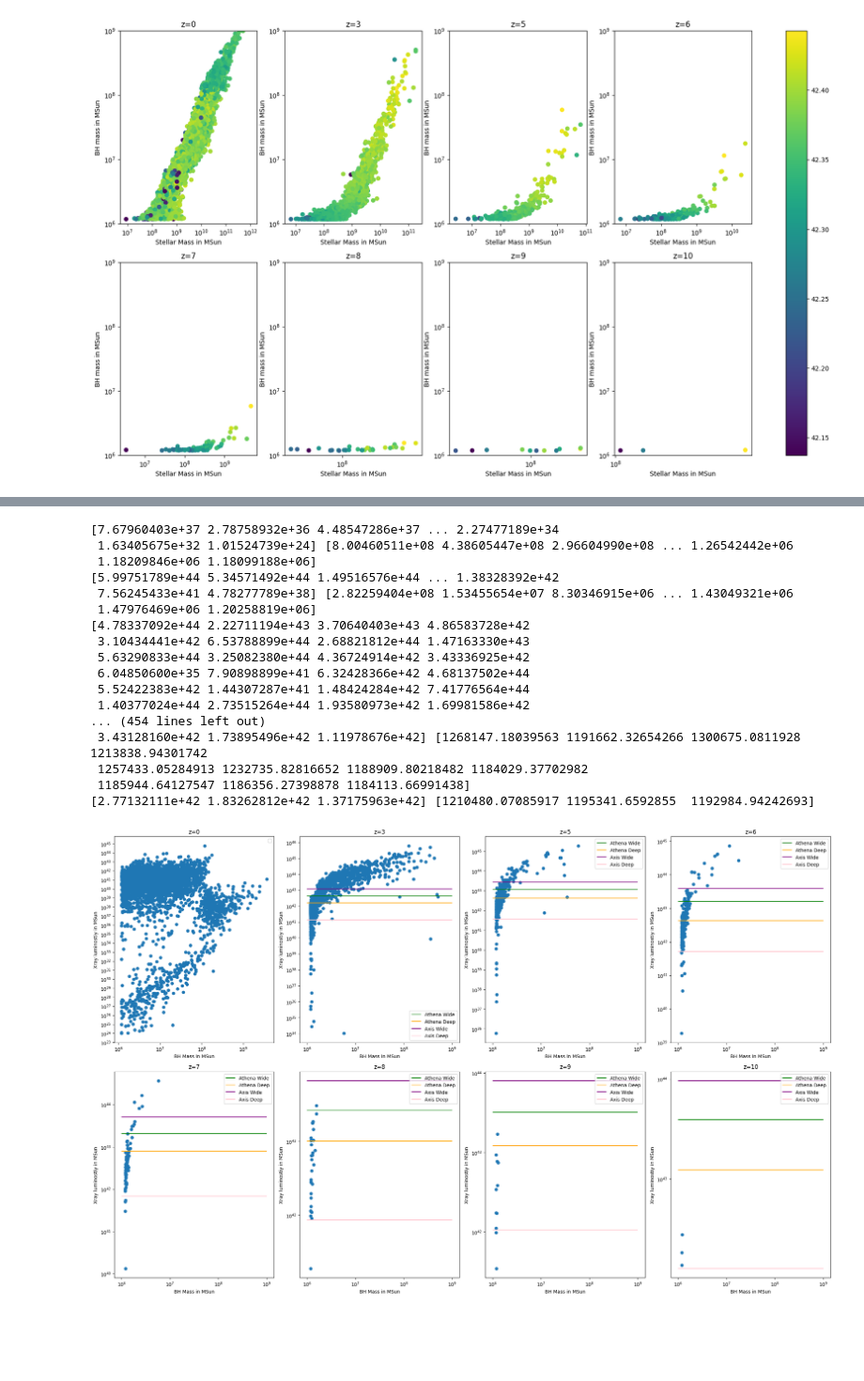
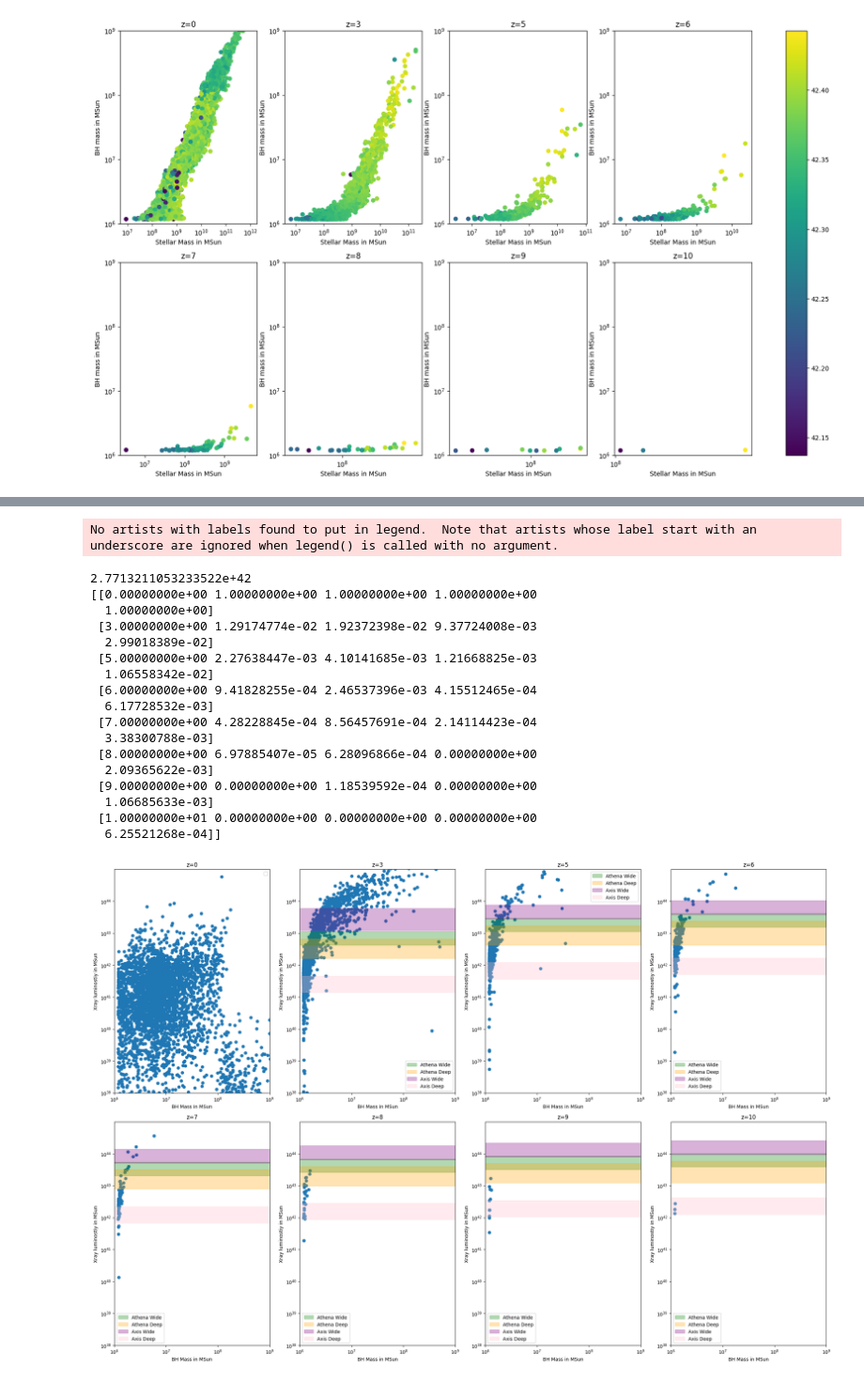
Before and after one commit to clilje/summer_2023, a Jupyter notebook: Week 1/tng50-plots.ipynb, the cells around one changed output, grey strips where cells are left out. Shown: that part at 94% size. Saved outputs shown, nothing was run; the diff lists cells and outputs as text; code cells hidden in the pictures; blank space fills up the shorter version.

Commit message:
new figures

```diff
--- a/Week 1/tng50-plots.ipynb
+++ b/Week 1/tng50-plots.ipynb
@@ -166,6 +166,7 @@ data_sfr = 10**df_data['SFR'].to_numpy()
 sim_list = np.array(['TNG50'])
 snapshot_num = np.array([99,25,17,13,11,8,6,4])
 snapshot_name = np.array(['z=0','z=3','z=5','z=6','z=7','z=8','z=9','z=10'])
+redshift = np.array([0,3,5,6,7,8,9,10])
 athena_wide_lower = [0, 4.28885980721e+42,1.12985384708e+43,1.5762108588e+43,2.08015002867e+43,
                2.63514469431e+43,3.23853684955e+43,3.8867721315e+43]
 athena_deep_lower = [0,1.62350175723e+42,4.27694023262e+42,4.27694023262e+42,7.8741842323e+42,
@@ -189,7 +190,9 @@ cols = 4
 rows = 2
 i = 0
 j = 0
-fig, axes = plt.subplots(rows, cols, figsize=(22, 14))
+data_out = np.zeros((len(snapshot_num),5))
+print(data_out)
+fig, axes = plt.subplots(rows, cols, figsize=(22, 15))
 while x < len(snapshot_num):
     filename.append("../../Simulation Data/"+str(sim_list[0])+"/catalog_Habouzit_"+str(sim_list[0])+"_out_"+str(snapshot_num[x])+"_epsr01_correctlum_units_central.txt")
 
@@ -204,7 +207,7 @@ while x < len(snapshot_num):
 
     #axes[i][j].plot(stellar_mass, massBH, "+", label=str(sim_list[x]),color='orange')
 
-    zero_rows = (stellar_mass <= 0)
+    zero_rows = (sfr <= 0)
 
 
     if np.size(np.where(zero_rows)[0]) != 0:
@@ -214,32 +217,53 @@ while x < len(snapshot_num):
         stellar_mass = np.delete(stellar_mass, np.where(zero_rows)[0])
         #lum = np.delete(lum, np.where(zero_rows)[0])
 
-    print(sfr,stellar_mass)
+    total_AGN = len(sfr)
     #axes[i][j].hexbin(data_stellar_mass, sfr,bins='log', xscale='log', yscale='log', alpha = 0.5)
     #axes[i][j].hexbin(stellar_mass, sfr,bins='log', xscale='log', yscale='log')
 
     #axes[i][j].hexbin(stellar_mass, sfr,bins='log')
     pcm = axes[i][j].scatter(stellar_mass, sfr)
-    if x >0:
+    """if x >0:
         axes[i][j].hlines(athena_wide[x],xmin=10**6, xmax=10**9, label='Athena Wide', color='green')
         axes[i][j].hlines(athena_deep[x],xmin=10**6, xmax=10**9, label='Athena Deep', color='orange')
         axes[i][j].hlines(axis_wide[x],xmin=10**6, xmax=10**9, label='Axis Wide', color='purple')
         axes[i][j].hlines(axis_deep[x],xmin=10**6, xmax=10**9, label='Axis Deep', color='pink')
+    """
+    if x >0:
+        axes[i][j].axhspan(athena_wide_lower[x],athena_wide_upper[x], label='Athena Wide', color='green', alpha=0.3)
+        axes[i][j].axhspan(athena_deep_lower[x],athena_deep_upper[x], label='Athena Deep', color='orange', alpha=0.3)
+        axes[i][j].axhspan(axis_wide_lower[x],axis_wide_upper[x], label='Axis Wide', color='purple', alpha=0.3)
+        axes[i][j].axhspan(axis_deep_lower[x],axis_deep_upper[x], label='Axis Deep', color='pink', alpha=0.3)
     axes[i][j].set_xlabel(r'BH Mass in MSun')
-    #axes[i][j].set_xlim([10**6, 10**12])
-    #axes[i][j].set_ylim([10**6, 10**9])
+    axes[i][j].set_xlim([10**6, 10**9])
+    axes[i][j].set_ylim([1e+38, 1e+45])
     axes[i][j].set_ylabel(r'Xray luminostiy in MSun')
     axes[i][j].set_xscale('symlog')
     axes[i][j].set_yscale('symlog')
     axes[i][j].set_title(str(snapshot_name[x]))
     axes[i][j].legend()
+
+    data_out[x][0] = redshift[x]
+    data_out[x][1] = len(np.where(sfr>athena_wide_lower[x])[0])/total_AGN
+    data_out[x][2] = len(np.where(sfr>athena_deep_lower[x])[0])/total_AGN
+    data_out[x][3] = len(np.where(sfr>axis_wide_lower[x])[0])/total_AGN
+    data_out[x][4] = len(np.where(sfr>axis_deep_lower[x])[0])/total_AGN
+
+    if x == 7:
+        print(max(sfr))
+
+
+
     x += 1
     j += 1
     if x == 4:
         i +=1
         j = j-4
+print(data_out)
+df2 = pd.DataFrame(data_out,
+                   columns=['redshift', 'athena_wide_lower', 'athena_deep_lower', 'axis_wide_lower','axis_deep_lower'])
 
-
+df2.to_csv('agn_numberDensity.csv')
 #fig.colorbar(pcm, ax=axes)
 fig.tight_layout()
 #fig.subplots_adjust(right=0.75)
@@ -250,18 +281,19 @@ No artists with labels found to put in legend.  Note that artists whose label st
-[7.67960403e+37 2.78758932e+36 4.48547286e+37 ... 2.27477189e+34
- 1.63405675e+32 1.01524739e+24] [8.00460511e+08 4.38605447e+08 2.96604990e+08 ... 1.26542442e+06
- 1.18209846e+06 1.18099188e+06]
-[5.99751789e+44 5.34571492e+44 1.49516576e+44 ... 1.38328392e+42
- 7.56245433e+41 4.78277789e+38] [2.82259404e+08 1.53455654e+07 8.30346915e+06 ... 1.43049321e+06
- 1.47976469e+06 1.20258819e+06]
-[4.78337092e+44 2.22711194e+43 3.70640403e+43 4.86583728e+42
- 3.10434441e+42 6.53788899e+44 2.68821812e+44 1.47163330e+43
- 5.63290833e+44 3.25082380e+44 4.36724914e+42 3.43336925e+42
- 6.04850600e+35 7.90898899e+41 6.32428366e+42 4.68137502e+44
- 5.52422383e+42 1.44307287e+41 1.48424284e+42 7.41776564e+44
- 1.40377024e+44 2.73515264e+44 1.93580973e+42 1.69981586e+42
-... (454 lines left out)
- 3.43128160e+42 1.73895496e+42 1.11978676e+42] [1268147.18039563 1191662.32654266 1300675.0811928  1213838.94301742
- 1257433.05284913 1232735.82816652 1188909.80218482 1184029.37702982
- 1185944.64127547 1186356.27398878 1184113.66991438]
-[2.77132111e+42 1.83262812e+42 1.37175963e+42] [1210480.07085917 1195341.6592855  1192984.94242693]
+No artists with labels found to put in legend.  Note that artists whose label start with an underscore are ignored when legend() is called with no argument.
+2.7713211053233522e+42
+[[0.00000000e+00 1.00000000e+00 1.00000000e+00 1.00000000e+00
+  1.00000000e+00]
+ [3.00000000e+00 1.29174774e-02 1.92372398e-02 9.37724008e-03
+  2.99018389e-02]
+ [5.00000000e+00 2.27638447e-03 4.10141685e-03 1.21668825e-03
+  1.06558342e-02]
+ [6.00000000e+00 9.41828255e-04 2.46537396e-03 4.15512465e-04
+  6.17728532e-03]
+ [7.00000000e+00 4.28228845e-04 8.56457691e-04 2.14114423e-04
+  3.38300788e-03]
+ [8.00000000e+00 6.97885407e-05 6.28096866e-04 0.00000000e+00
+  2.09365622e-03]
+ [9.00000000e+00 0.00000000e+00 1.18539592e-04 0.00000000e+00
+  1.06685633e-03]
+ [1.00000000e+01 0.00000000e+00 0.00000000e+00 0.00000000e+00
+  6.25521268e-04]]
-[figure, old version]
+[figure, new version]
```
Also changed, not shown: parts of 2 cells of this notebook, 7 other files.
